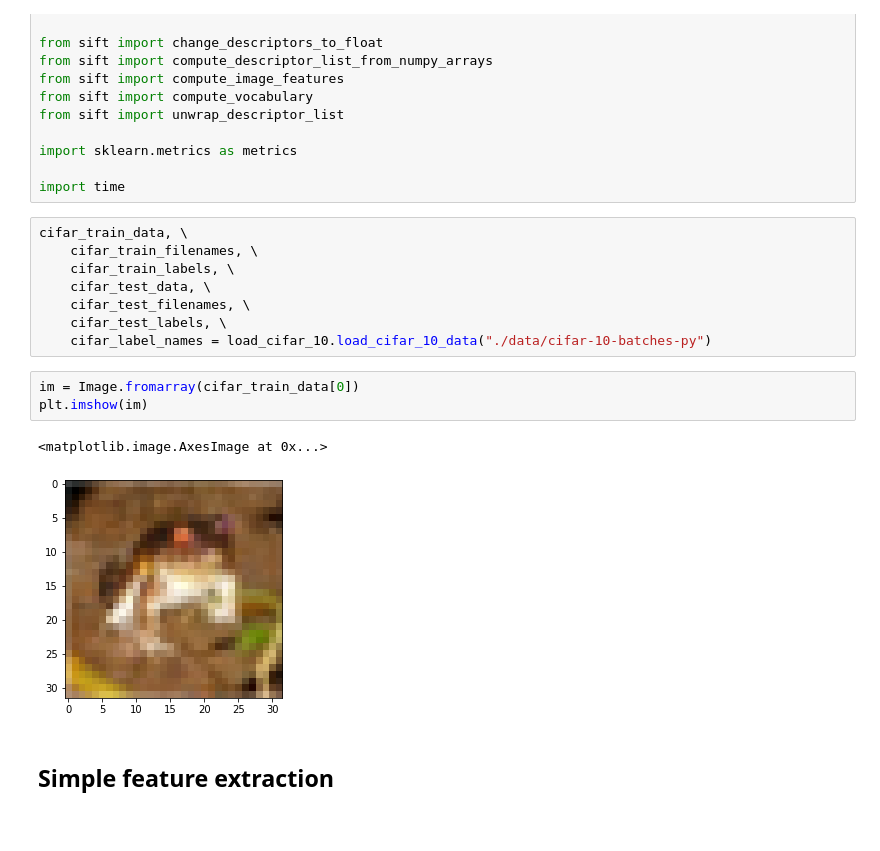
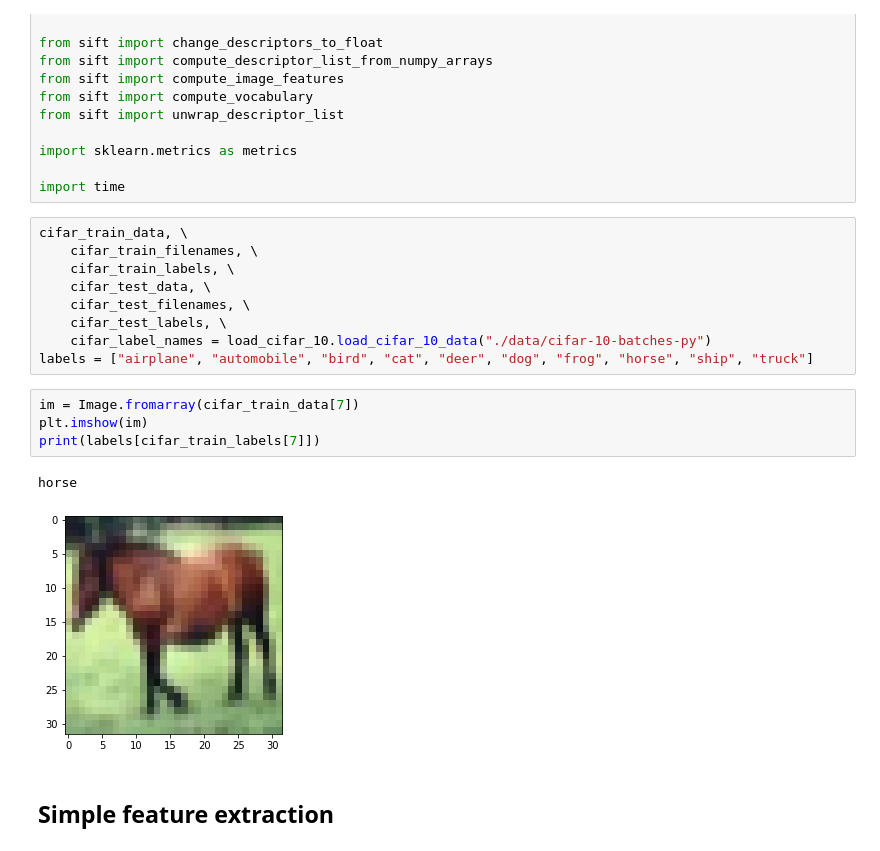
Before and after one commit to PaulErpen/Machine-Learning---Deep-Learning-Exercise, a Jupyter notebook: Traditional_Machine_Learning_CIFAR-10.ipynb, the cells around one changed output. Cells and saved outputs as stored; diff of their text form.

```diff
--- a/Traditional_Machine_Learning_CIFAR-10.ipynb
+++ b/Traditional_Machine_Learning_CIFAR-10.ipynb
@@ -39,12 +39,14 @@ cifar_train_data, \
     cifar_test_filenames, \
     cifar_test_labels, \
     cifar_label_names = load_cifar_10.load_cifar_10_data("./data/cifar-10-batches-py")
+labels = ["airplane", "automobile", "bird", "cat", "deer", "dog", "frog", "horse", "ship", "truck"]
 # %%
-im = Image.fromarray(cifar_train_data[0])
+im = Image.fromarray(cifar_train_data[7])
 plt.imshow(im)
+print(labels[cifar_train_labels[7]])
 # %% [output]
-<matplotlib.image.AxesImage at 0x...>
+horse
-[figure, old version]
+[figure, new version]
 # %% [markdown]
 ## Simple feature extraction
 # %%
```
Also changed, not shown: parts of 8 cells of this notebook, 26 other files.
